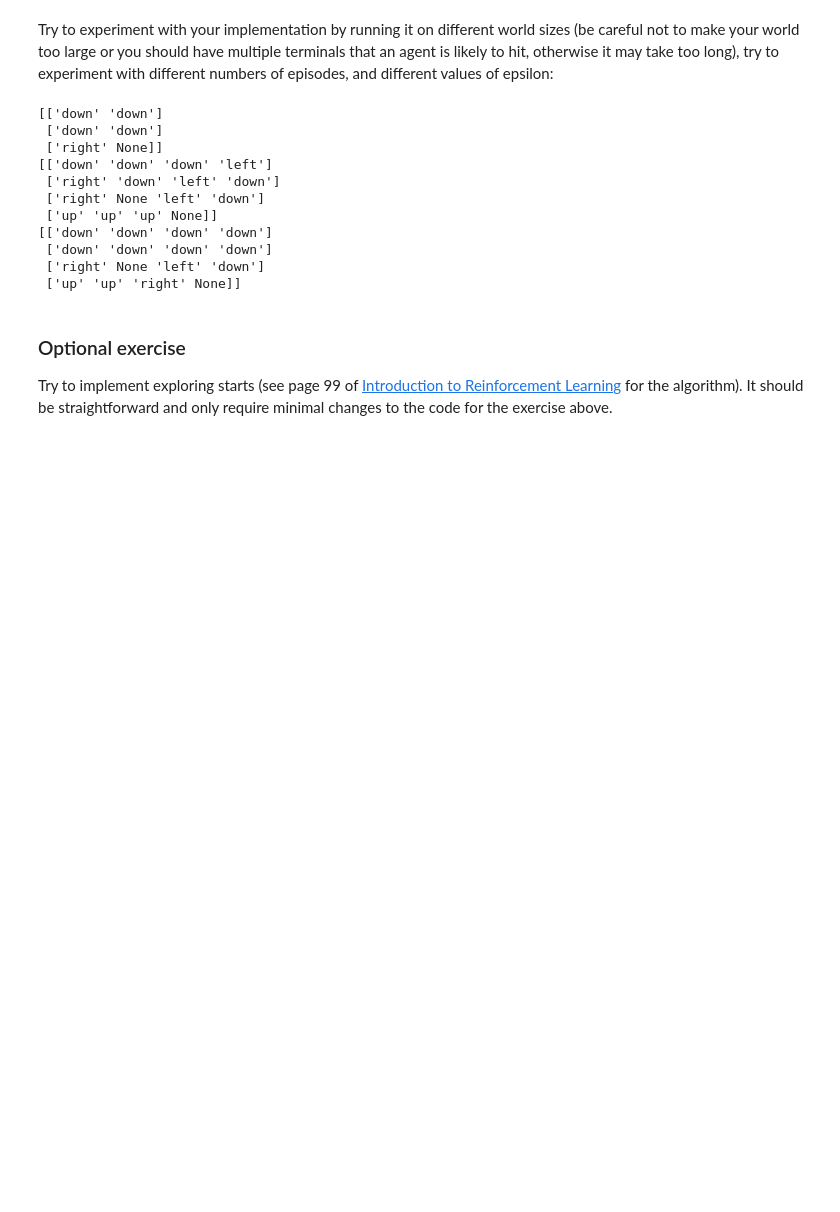
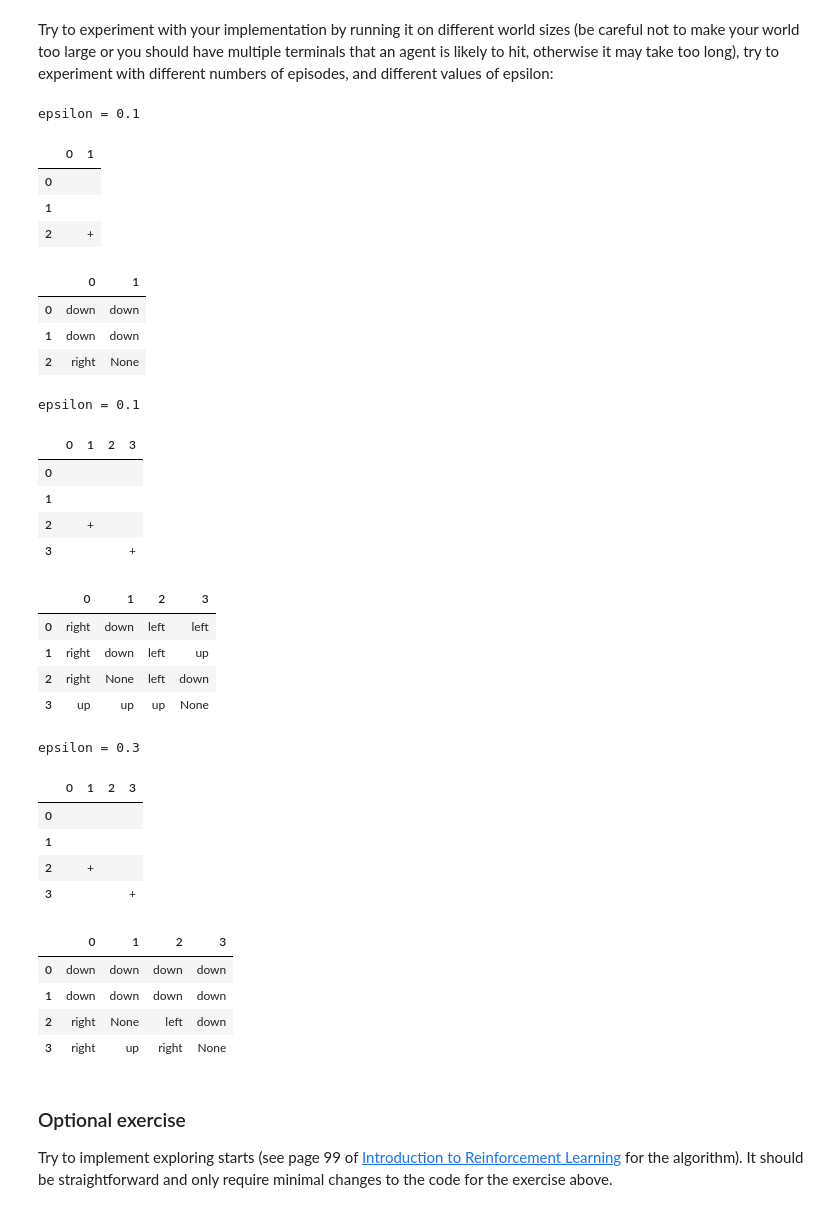
Before and after one commit to ValdemarLange/Sem5, a Jupyter notebook: AI/Lecture9/monte_carlo.ipynb, the cells around one changed output. Drawn from its saved outputs; the diff is of its cells as text; code cells hidden in the pictures; blank space fills up the shorter version.

```diff
--- a/AI/Lecture9/monte_carlo.ipynb
+++ b/AI/Lecture9/monte_carlo.ipynb
@@ -399,16 +401,18 @@ def soft_MC(world):
         G = 0
 
         for i in reversed(range(len(episode))):
-            G = gamma * G + episode[i][2]
+            state, action, reward = episode[i]
+            G = gamma * G + reward
             isVisited = False
             for j in range(i-1):
-                if episode[i][0] == episode[j][0] and episode[i][1] == episode[j][1]:
+                previous_state, previous_action, previous_reward = episode[j]
+                if state == previous_state and action == previous_action:
                     isVisited = True
                     break
 
             if not isVisited:
-                this_action = action_to_index[episode[i][1]]
-                x, y = episode[i][0]
+                this_action = action_to_index[action]
+                x, y = state
                 sum_of_returns_soft[x, y, this_action] += G
                 times_visited_soft[x, y, this_action] += 1
                 Q[x, y, this_action] = sum_of_returns_soft[x, y, this_action] / times_visited_soft[x, y, this_action]
@@ -422,32 +426,61 @@ Try to experiment with your implementation by running it on different world size
 # %%
 ### TODO: Implement your code here
 epsilon = 0.1
 
 pol1 = soft_MC(world)
 
-print(pol1.T)
+#print(pol1.T)
+print("epsilon = 0.1")
+display(pd.DataFrame(world.grid.T))
+display(pd.DataFrame(pol1.T))
 
 reset_soft(world2)
 pol2 = soft_MC(world2)
 
-print(pol2.T)
+#print(pol2.T)
+print("epsilon = 0.1")
+display(pd.DataFrame(world2.grid.T))
+display(pd.DataFrame(pol2.T))
 
 reset_soft(world2)
 epsilon = 0.3 # Den her finder oftere den bedste løsning (ses ved 3.kolonne = ned og (2,3) = right)
 pol3 = soft_MC(world2)
-print(pol3.T)
+#print(pol3.T)
+print("epsilon = 0.3")
+display(pd.DataFrame(world2.grid.T))
+display(pd.DataFrame(pol3.T))
 # %% [output]
-[['down' 'down']
- ['down' 'down']
- ['right' None]]
-[['down' 'down' 'down' 'left']
- ['right' 'down' 'left' 'down']
- ['right' None 'left' 'down']
- ['up' 'up' 'up' None]]
-[['down' 'down' 'down' 'down']
- ['down' 'down' 'down' 'down']
- ['right' None 'left' 'down']
- ['up' 'up' 'right' None]]
+epsilon = 0.1
+|  | 0 | 1 |
+| 0 |  |  |
+| 1 |  |  |
+| 2 |  | + |
+|  | 0 | 1 |
+| 0 | down | down |
+| 1 | down | down |
+| 2 | right | None |
+epsilon = 0.1
+|  | 0 | 1 | 2 | 3 |
+| 0 |  |  |  |  |
+| 1 |  |  |  |  |
+| 2 |  | + |  |  |
+| 3 |  |  |  | + |
+|  | 0 | 1 | 2 | 3 |
+| 0 | right | down | left | left |
+| 1 | right | down | left | up |
+| 2 | right | None | left | down |
+| 3 | up | up | up | None |
+epsilon = 0.3
+|  | 0 | 1 | 2 | 3 |
+| 0 |  |  |  |  |
+| 1 |  |  |  |  |
+| 2 |  | + |  |  |
+| 3 |  |  |  | + |
+|  | 0 | 1 | 2 | 3 |
+| 0 | down | down | down | down |
+| 1 | down | down | down | down |
+| 2 | right | None | left | down |
+| 3 | right | up | right | None |
 # %% [markdown]
 ### Optional exercise
 
```
Also changed, not shown: parts of 4 cells of this notebook, 4 other files.
